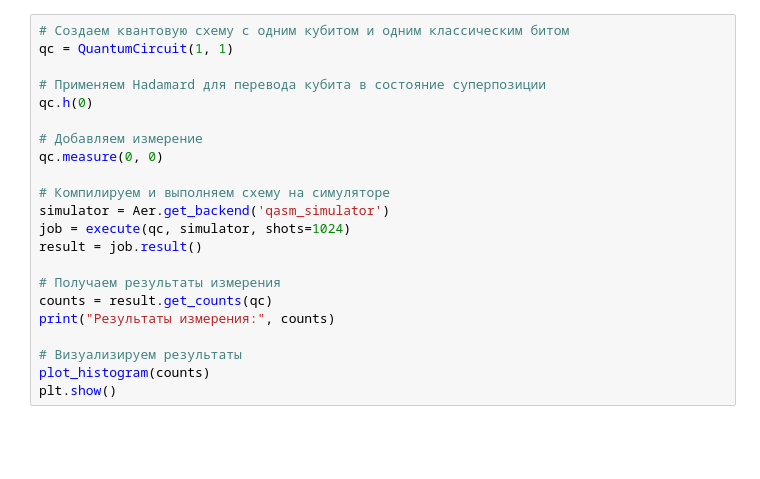
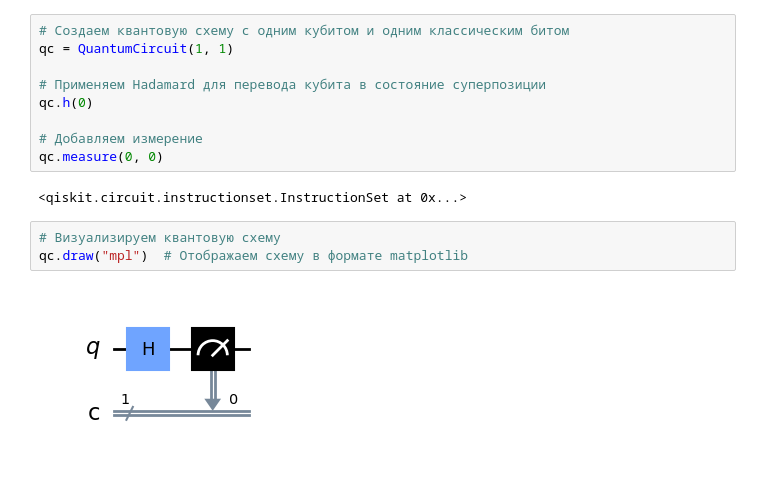
Before and after one commit to nikitagordeev10/petrsu-quantum-computing, a Jupyter notebook: 001_basic_operations_qubits.ipynb, the cells around one changed output. Drawn from its saved outputs; the diff is of its cells as text; blank space fills up the shorter version.

```diff
--- a/001_basic_operations_qubits.ipynb
+++ b/001_basic_operations_qubits.ipynb
@@ -13,16 +14,10 @@ qc.h(0)
 
 # Добавляем измерение
 qc.measure(0, 0)
-
-# Компилируем и выполняем схему на симуляторе
-simulator = Aer.get_backend('qasm_simulator')
-job = execute(qc, simulator, shots=1024)
-result = job.result()
-
-# Получаем результаты измерения
-counts = result.get_counts(qc)
-print("Результаты измерения:", counts)
-
-# Визуализируем результаты
-plot_histogram(counts)
-plt.show()
+# %% [output]
+<qiskit.circuit.instructionset.InstructionSet at 0x...>
+# %%
+# Визуализируем квантовую схему
+qc.draw("mpl")  # Отображаем схему в формате matplotlib
+# %% [output]
+[figure, added]
```
Also changed, not shown: parts of 2 cells of this notebook, 19 other files.
